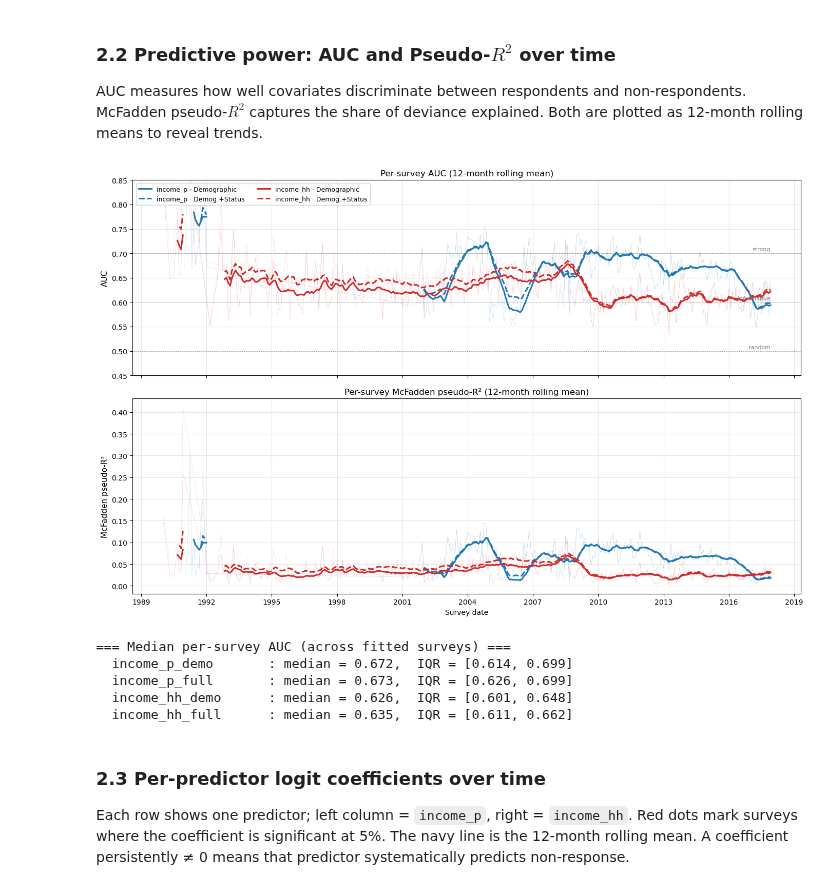
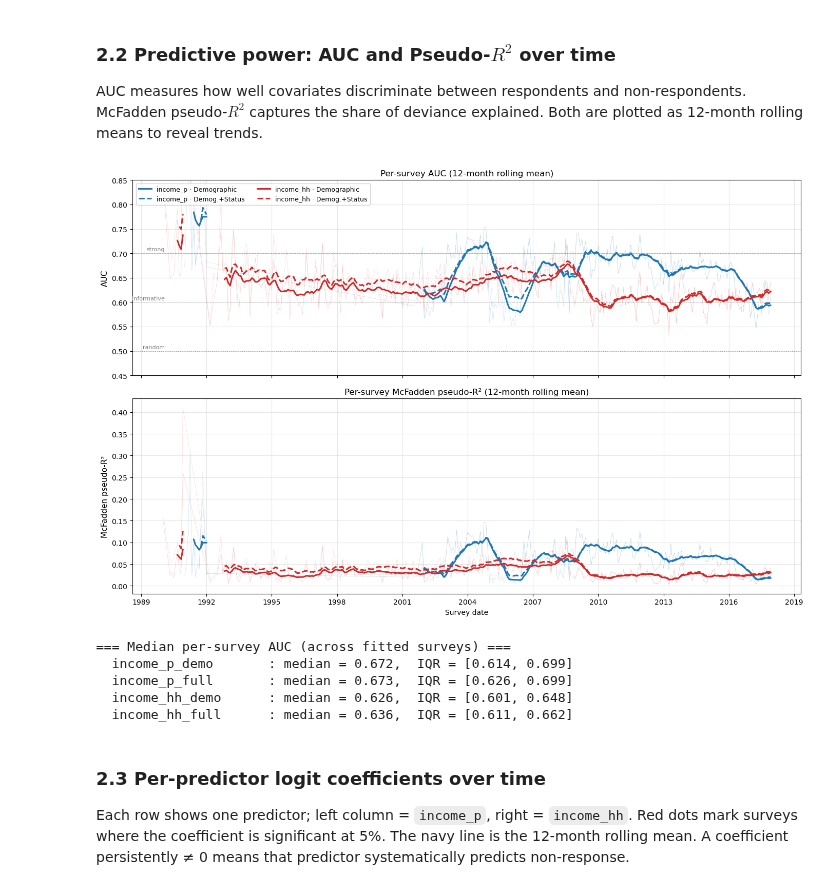
Before and after one commit to jendrkk/LRDWI-Paper, a Jupyter notebook: Code/analysis/CBOS02A_missingness.ipynb, the cells around one changed output. Cells and saved outputs as stored; diff of their text form; code cells hidden in the pictures.

```diff
--- a/Code/analysis/CBOS02A_missingness.ipynb
+++ b/Code/analysis/CBOS02A_missingness.ipynb
@@ -153,8 +153,8 @@ miss_rate_hh = np.array([df.loc[df['survey_file'] == f, 'income_hh'].isna().mean
 fig, axes = plt.subplots(2, 1, figsize=(14, 7), sharex=True)
 
 for ax, rates, label, color in [
-    (axes[0], miss_rate_p,  'income_p (personal)',   'tab:blue'),
-    (axes[1], miss_rate_hh, 'income_hh (household)', 'tab:red'),
+    (axes[0], miss_rate_p,  'income_p (personal)',   'royalblue'),
+    (axes[1], miss_rate_hh, 'income_hh (household)', 'firebrick'),
 ]:
     ax.plot(sorted_index, rates, color=color, lw=0.8, alpha=0.45)
     ts = pd.Series(rates, index=sorted_index)
@@ -329,13 +329,14 @@ for col, target_name in enumerate(['income_p', 'income_hh']):
                    alpha=0.65, zorder=5, label=f'p < 0.05 ({sig.sum()}/{valid.sum()})')
         ax.scatter(sorted_index[valid][~sig], neg_log_p[~sig], s=12, color='steelblue',
                    alpha=0.45, zorder=4, label=f'p ≥ 0.05 ({(~sig).sum()}/{valid.sum()})')
-        ax.axhline(-np.log10(0.05), color='red',    ls='--', lw=1, alpha=0.7)
-        ax.axhline(-np.log10(0.01), color='orange',  ls=':',  lw=1, alpha=0.7)
+        ax.axhline(-np.log10(0.05), color='firebrick',    ls='--', lw=2, alpha=0.7)
+        ax.axhline(-np.log10(0.01), color='royalblue',  ls='--',  lw=2, alpha=0.7)
+        ax.axhline(-np.log10(0.0001), color='forestgreen',  ls='--',  lw=2, alpha=0.7)
         ax.set_ylabel('−log₁₀(p)')
         if row == 0:
             ax.set_title(TARGET_LABELS[target_name], fontsize=11)
         if col == 0:
-            ax.text(-0.22, 0.5, MODEL_LABELS[model_name], transform=ax.transAxes,
+            ax.text(-0.12, 0.5, MODEL_LABELS[model_name], transform=ax.transAxes,
                     fontsize=10, va='center', rotation=90, fontweight='bold')
         ax.legend(fontsize=7, loc='upper left')
         ax.grid(alpha=0.3)
@@ -356,7 +357,7 @@ for target_name in ['income_p', 'income_hh']:
         key = f'{target_name}_{model_name}'
         p = results[key]['llr_pvalue']
         valid = ~np.isnan(p)
-        rej = (p[valid] < 0.05).sum()
+        rej = (p[valid] < 0.05/valid.sum()).sum()
         tot = valid.sum()
         print(f"  {key:20s}: {rej}/{tot} surveys reject MCAR ({rej/tot:.0%})")
 # %% [output]
@@ -405,42 +660,42 @@ axes[0].axhline(0.6, color='gray', ls='--', lw=0.7, alpha=0.5)
 axes[0].axhline(0.7, color='gray', ls='--', lw=0.7, alpha=0.5)
 axes[0].set_ylabel('AUC', fontsize=11)
 axes[0].set_title('Per-survey AUC (12-month rolling mean)', fontsize=12)
 axes[0].legend(fontsize=9, ncol=2, loc='upper left')
 axes[0].set_ylim(0.45, 0.85)
 axes[0].grid(alpha=0.3)
-axes[0].text(sorted_index[-1], 0.505, 'random', fontsize=8, color='gray', ha='right')
-axes[0].text(sorted_index[-1], 0.605, 'informative', fontsize=8, color='gray', ha='right')
-axes[0].text(sorted_index[-1], 0.705, 'strong', fontsize=8, color='gray', ha='right')
+axes[0].text(sorted_index[1], 0.505, 'random', fontsize=8, color='gray', ha='right')
+axes[0].text(sorted_index[1], 0.605, 'informative', fontsize=8, color='gray', ha='right')
+axes[0].text(sorted_index[1], 0.705, 'strong', fontsize=8, color='gray', ha='right')
 
 # Pseudo-R² panel
 axes[1].set_ylabel('McFadden pseudo-R²', fontsize=11)
 axes[1].set_title('Per-survey McFadden pseudo-R² (12-month rolling mean)', fontsize=12)
 axes[1].set_xlabel('Survey date')
 axes[1].grid(alpha=0.3)
 
 for ax in axes:
     ax.xaxis.set_major_locator(mdates.YearLocator(3))
     ax.xaxis.set_major_formatter(mdates.DateFormatter('%Y'))
 
 plt.tight_layout()
 plt.savefig(plot_root / 'AUC_pseudoR2_over_time.png', dpi=150, bbox_inches='tight')
 plt.show()
 
 # Summary statistics
 print("=== Median per-survey AUC (across fitted surveys) ===")
 for target_name in ['income_p', 'income_hh']:
     for model_name in ['demo', 'full']:
         key = f'{target_name}_{model_name}'
         a = results[key]['auc']
         valid = ~np.isnan(a)
         print(f"  {key:20s}: median = {np.nanmedian(a):.3f},  IQR = [{np.nanpercentile(a,25):.3f}, {np.nanpercentile(a,75):.3f}]")
 # %% [output]
-[figure, old version]
+[figure, new version]
 === Median per-survey AUC (across fitted surveys) ===
   income_p_demo       : median = 0.672,  IQR = [0.614, 0.699]
   income_p_full       : median = 0.673,  IQR = [0.626, 0.699]
   income_hh_demo      : median = 0.626,  IQR = [0.601, 0.648]
-  income_hh_full      : median = 0.635,  IQR = [0.611, 0.662]
+  income_hh_full      : median = 0.636,  IQR = [0.611, 0.662]
 # %% [markdown]
 ### 2.3 Per-predictor logit coefficients over time
 
```
Also changed, not shown: parts of 10 cells of this notebook, 13 other files.
